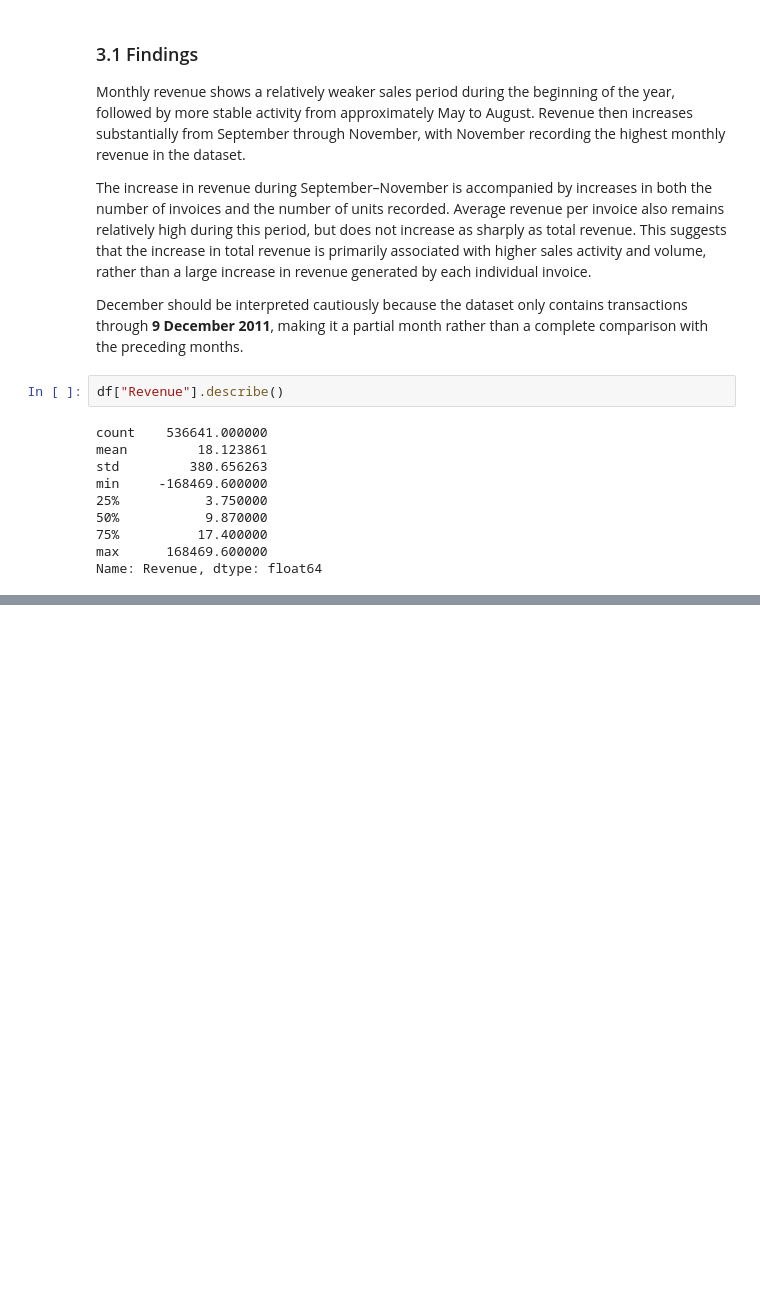
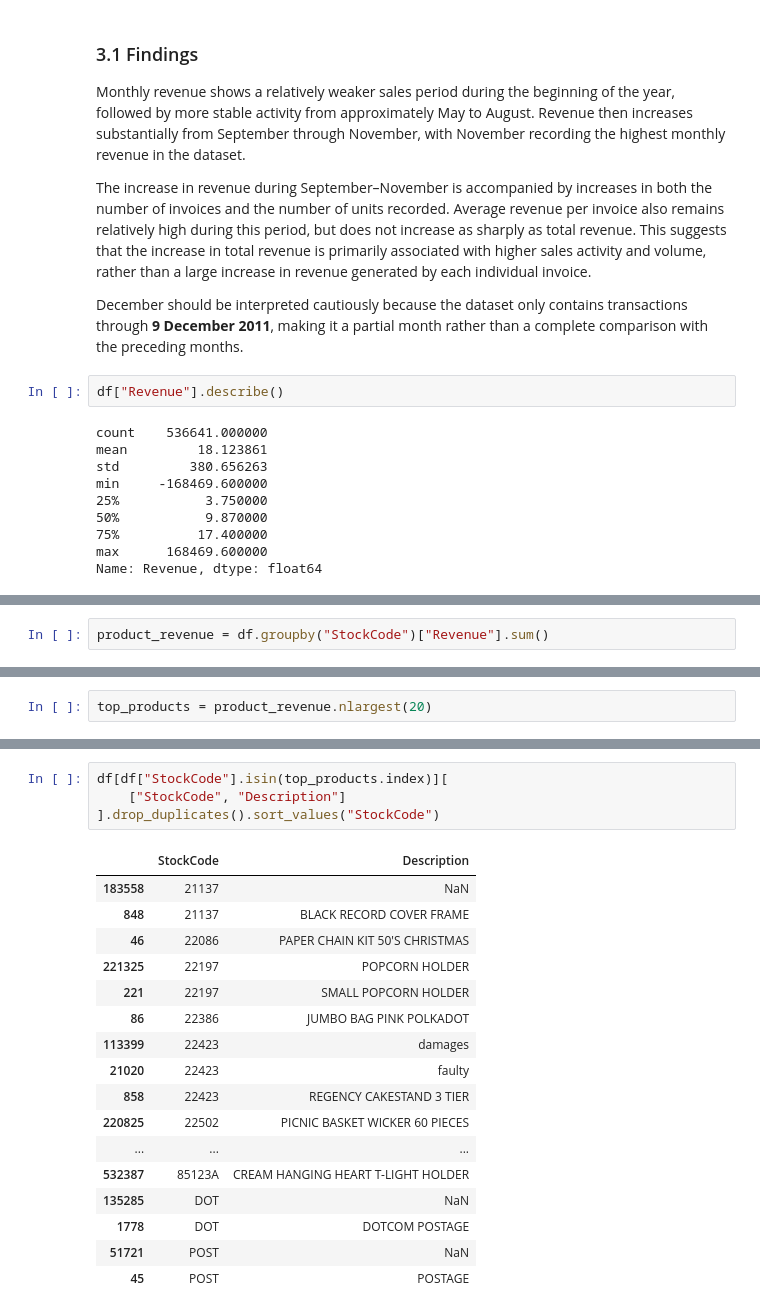
Before and after one commit to emanbrl/ecommerce-sales-customer-analysis, a Jupyter notebook: notebooks/03_EDA.ipynb, the cells around one changed output, grey strips where cells are left out. Cells and saved outputs as stored; diff of their text form; blank space fills up the shorter version.

```diff
--- a/notebooks/03_EDA.ipynb
+++ b/notebooks/03_EDA.ipynb
@@ -327,0 +349,2 @@ Name: Revenue, dtype: float64
+# %%
+product_revenue = df.groupby("StockCode")["Revenue"].sum()
@@ -327,0 +367,2 @@ Name: Revenue, dtype: float64
+# %%
+top_products = product_revenue.nlargest(20)
@@ -327,0 +389,22 @@ Name: Revenue, dtype: float64
+# %%
+df[df["StockCode"].isin(top_products.index)][
+    ["StockCode", "Description"]
+].drop_duplicates().sort_values("StockCode")
+# %% [output]
+|  | StockCode | Description |
+| 183558 | 21137 | NaN |
+| 848 | 21137 | BLACK RECORD COVER FRAME |
+| 46 | 22086 | PAPER CHAIN KIT 50'S CHRISTMAS |
+| 221325 | 22197 | POPCORN HOLDER |
+| 221 | 22197 | SMALL POPCORN HOLDER |
+| 86 | 22386 | JUMBO BAG PINK POLKADOT |
+| 113399 | 22423 | damages |
+| 21020 | 22423 | faulty |
+| 858 | 22423 | REGENCY CAKESTAND 3 TIER |
+| 220825 | 22502 | PICNIC BASKET WICKER 60 PIECES |
+| ... | ... | ... |
+| 532387 | 85123A | CREAM HANGING HEART T-LIGHT HOLDER |
+| 135285 | DOT | NaN |
+| 1778 | DOT | DOTCOM POSTAGE |
+| 51721 | POST | NaN |
+| 45 | POST | POSTAGE |
```
Also changed, not shown: parts of 5 cells of this notebook.
